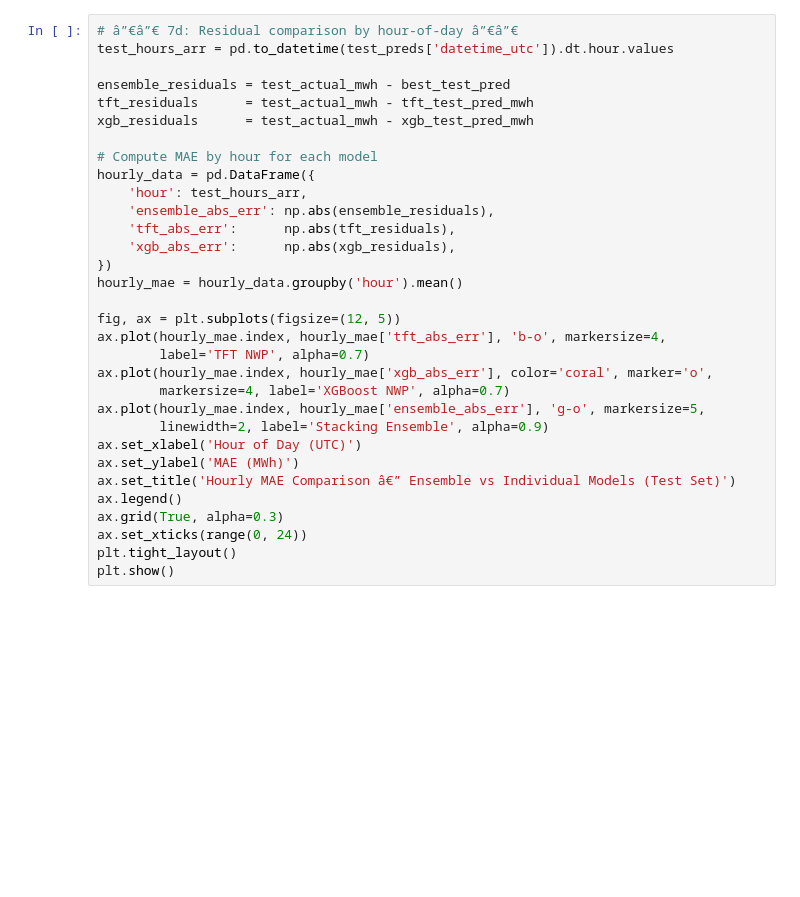
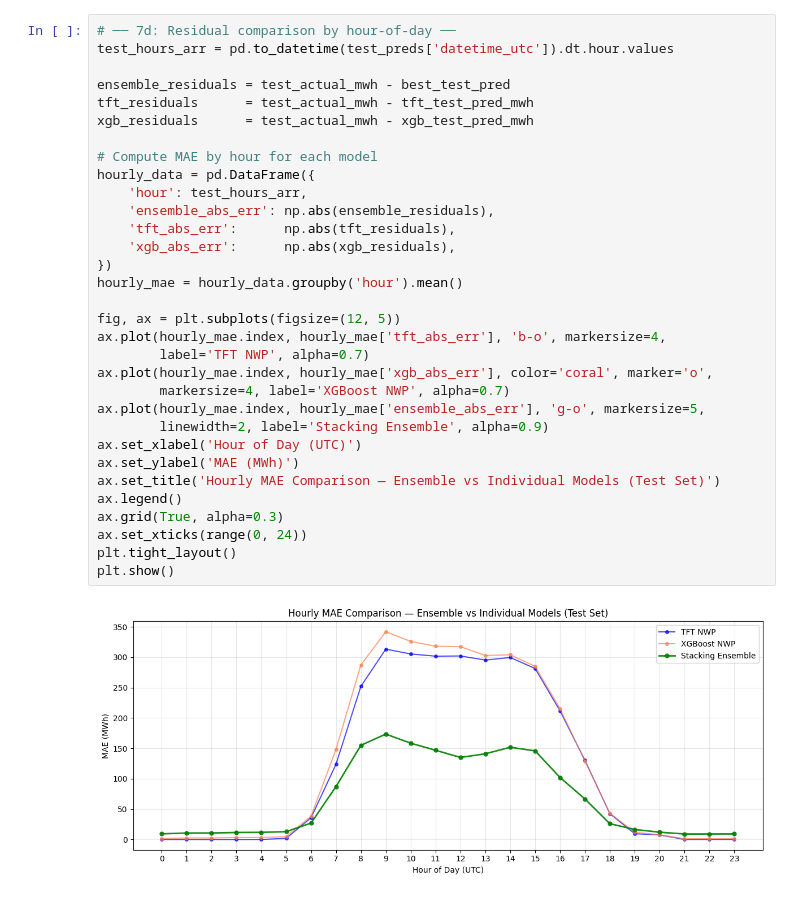
Before and after one commit to tommasozf/ML-solar-forecast, a Jupyter notebook: cadiz_analysis/8_stacking_ensemble.ipynb, the cells around one changed output. Drawn from its saved outputs; the diff is of its cells as text; blank space fills up the shorter version.

```diff
--- a/cadiz_analysis/8_stacking_ensemble.ipynb
+++ b/cadiz_analysis/8_stacking_ensemble.ipynb
@@ -550,33 +650,35 @@ plt.show()
 # %%
-# â”€â”€ 7d: Residual comparison by hour-of-day â”€â”€
+# ── 7d: Residual comparison by hour-of-day ──
 test_hours_arr = pd.to_datetime(test_preds['datetime_utc']).dt.hour.values
 
 ensemble_residuals = test_actual_mwh - best_test_pred
 tft_residuals      = test_actual_mwh - tft_test_pred_mwh
 xgb_residuals      = test_actual_mwh - xgb_test_pred_mwh
 
 # Compute MAE by hour for each model
 hourly_data = pd.DataFrame({
     'hour': test_hours_arr,
     'ensemble_abs_err': np.abs(ensemble_residuals),
     'tft_abs_err':      np.abs(tft_residuals),
     'xgb_abs_err':      np.abs(xgb_residuals),
 })
 hourly_mae = hourly_data.groupby('hour').mean()
 
 fig, ax = plt.subplots(figsize=(12, 5))
 ax.plot(hourly_mae.index, hourly_mae['tft_abs_err'], 'b-o', markersize=4,
         label='TFT NWP', alpha=0.7)
 ax.plot(hourly_mae.index, hourly_mae['xgb_abs_err'], color='coral', marker='o',
         markersize=4, label='XGBoost NWP', alpha=0.7)
 ax.plot(hourly_mae.index, hourly_mae['ensemble_abs_err'], 'g-o', markersize=5,
         linewidth=2, label='Stacking Ensemble', alpha=0.9)
 ax.set_xlabel('Hour of Day (UTC)')
 ax.set_ylabel('MAE (MWh)')
-ax.set_title('Hourly MAE Comparison â€” Ensemble vs Individual Models (Test Set)')
+ax.set_title('Hourly MAE Comparison — Ensemble vs Individual Models (Test Set)')
 ax.legend()
 ax.grid(True, alpha=0.3)
 ax.set_xticks(range(0, 24))
 plt.tight_layout()
 plt.show()
+# %% [output]
+[figure, added]
 # %%
```
Also changed, not shown: parts of 27 cells of this notebook, 1 other file.
